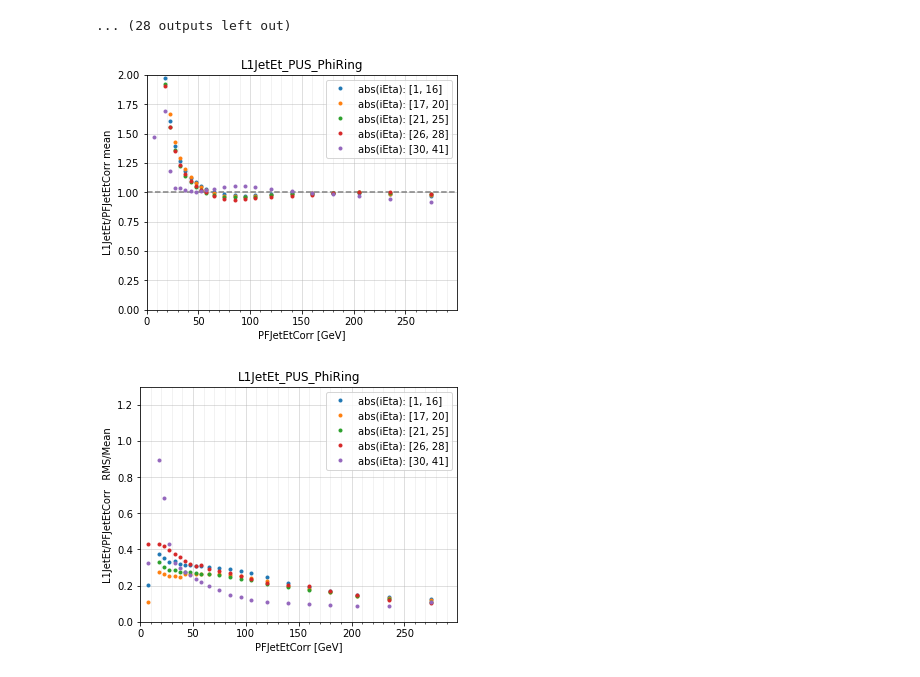
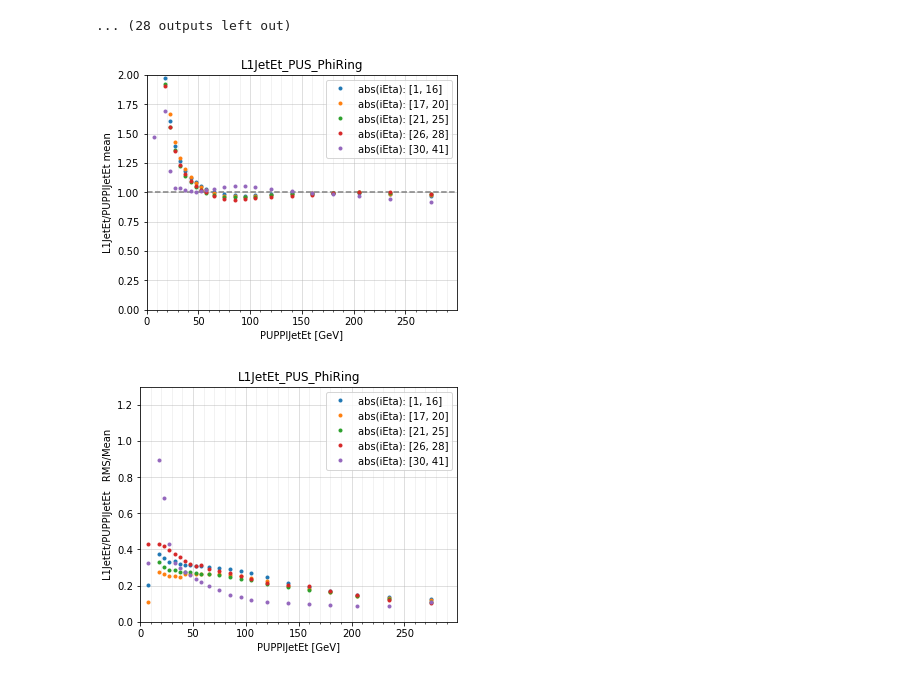
Before and after one commit to dharmendergaur/JEC, a Jupyter notebook: makeLUTs/check_L1TJECLUT_performance.ipynb, the cells around one changed output. Saved outputs shown, nothing was run; the diff lists cells and outputs as text; code cells hidden in the pictures.

```diff
--- a/makeLUTs/check_L1TJECLUT_performance.ipynb
+++ b/makeLUTs/check_L1TJECLUT_performance.ipynb
@@ -387,36 +387,36 @@ for iEtaBinName, iEtaRange in IETA_CAT.items():
             (data_copy1[sRefJetEt]  <  pT_high)
             ) ]
         res_ = data_copy1_iEtaBin[sL1JetEt_calib] / data_copy1_iEtaBin[sRefJetEt]
         L1JetPtResponse_vs_pt_dict.append( np.mean(res_) )
         L1JetPtResponseRMS_vs_pt_dict.append( np.std(res_) )
 
     axs.errorbar(
         pTBinCenters_forResolutionPlot,
         L1JetPtResponse_vs_pt_dict,
         #yerr = L1JetPtResponseRMS_vs_pt_dict,
         label='abs(iEta): [%d, %d]'%(iEtaBin_first, iEtaBin_last),
         marker = '.',
         ls='none'
     )
 
 
-axs.set_xlabel('%s [GeV]' % (sRefJetEt))
-axs.set_ylabel('L1JetEt/%s mean' % (sRefJetEt))
+axs.set_xlabel('PUPPIJetEt [GeV]')
+axs.set_ylabel('L1JetEt/PUPPIJetEt mean')
 axs.set_title('%s' % (sL1JetEt))
 axs.set_xlim(pTBinEdges_forResolutionPlot[0], pTBinEdges_forResolutionPlot[-1])
 axs.set_ylim(0, 2)
 axs.hlines(1, pTBinEdges_forResolutionPlot[0], pTBinEdges_forResolutionPlot[-1], color='grey', ls='--')
 axs.legend()
 
 axs.set_xticks(np.arange(pTBinEdges_forResolutionPlot[0], pTBinEdges_forResolutionPlot[-1], 50))
 axs.set_xticks(np.arange(pTBinEdges_forResolutionPlot[0], pTBinEdges_forResolutionPlot[-1], 10), minor=True)
 
 axs.grid(which='minor', alpha=0.2)
 axs.grid(which='major', alpha=0.5)
 
 fig.savefig('%s/L1JetResponse_vs_Pt_%s.pdf' % (sOutDir_toUse, sL1JetEt))
 # %% [output]
-[figure, old version]
+[figure, new version]
 # %%
 # L1T resolution vs Pt: After JEC with  calibrateJet_wManipulate
 sOutDir_toUse = '%s/AfterJEC' % (sOutDir)
@@ -457,8 +457,8 @@ for iEtaBinName, iEtaRange in IETA_CAT.items():
     )
 
 
-axs.set_xlabel('%s [GeV]' % (sRefJetEt))
-axs.set_ylabel('L1JetEt/%s   RMS/Mean' % (sRefJetEt))
+axs.set_xlabel('PUPPIJetEt [GeV]')
+axs.set_ylabel('L1JetEt/PUPPIJetEt   RMS/Mean')
 axs.set_title('%s' % (sL1JetEt))
 axs.set_xlim(pTBinEdges_forResolutionPlot[0], pTBinEdges_forResolutionPlot[-1])
 axs.set_ylim(0, 1.3)
@@ -473,7 +473,7 @@ axs.grid(which='major', alpha=0.5)
 
 fig.savefig('%s/L1JetResolution_vs_Pt_%s.pdf' % (sOutDir_toUse, sL1JetEt))
 # %% [output]
-[figure, old version]
+[figure, new version]
 # %%
 # Resolution plots before JEC
 sOutDir_toUse = '%s/BeforeJEC/L1JetResponse_perEtaCat_PtCat' % (sOutDir)
```
Also changed, not shown: parts of 4 cells of this notebook, 1 other file.
